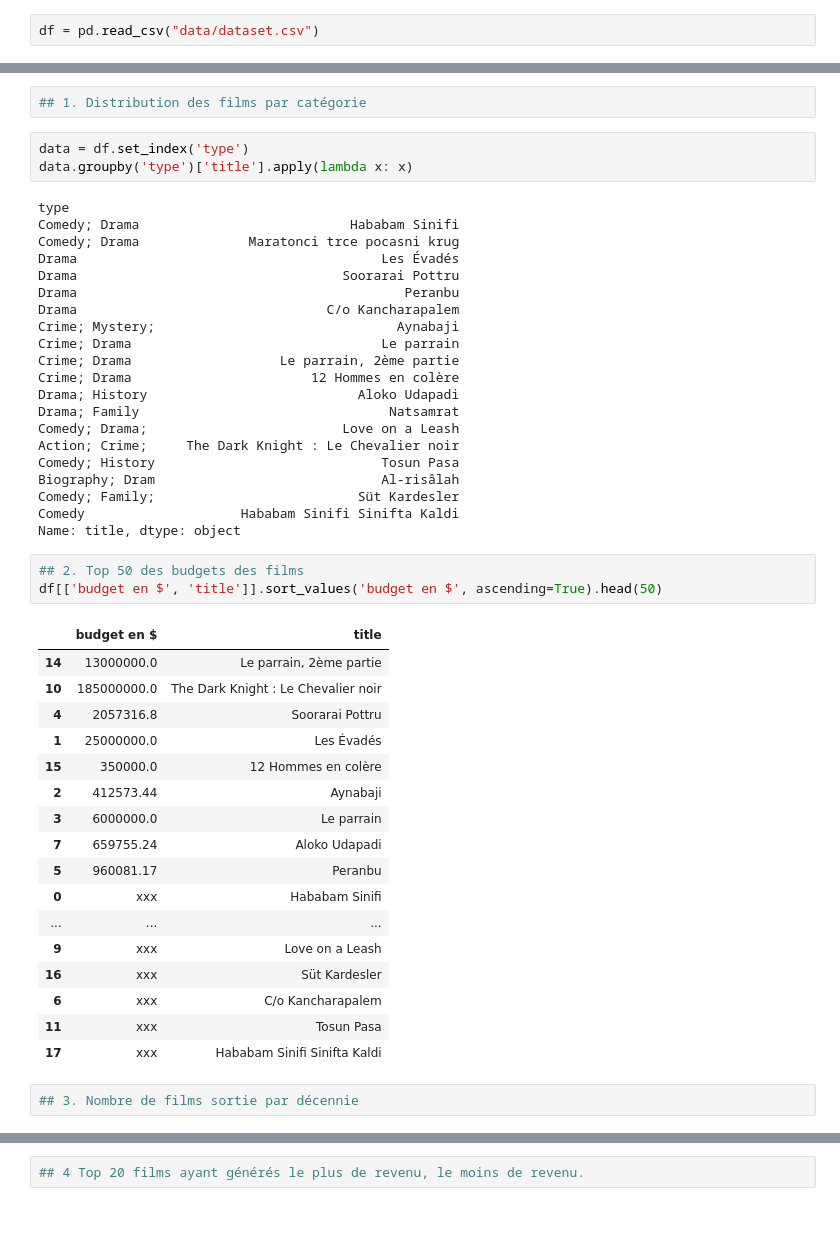
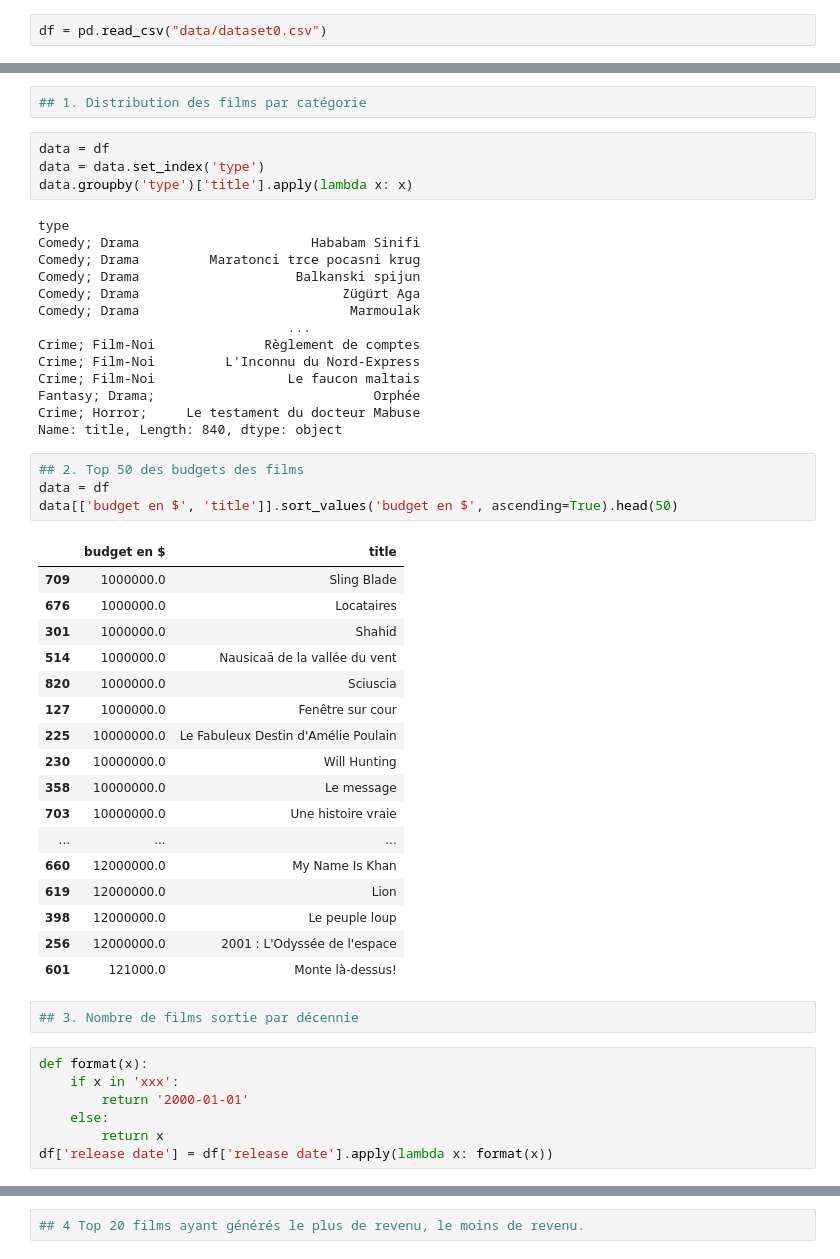
Before and after one commit to amoungui/imb_scraping_project, a Jupyter notebook: index.ipynb, the cells around one changed output, grey strips where cells are left out. Drawn from its saved outputs; the diff is of its cells as text; blank space fills up the shorter version.

```diff
--- a/index.ipynb
+++ b/index.ipynb
@@ -13,4 +14,4 @@ import numpy as np
 import seaborn as sns
 import matplotlib.pyplot as plt
 # %%
-df = pd.read_csv("data/dataset.csv")
+df = pd.read_csv("data/dataset0.csv")
@@ -21,52 +39,54 @@ len(df)
 # %%
 ## 1. Distribution des films par catégorie
 # %%
-data = df.set_index('type')
+data = df
+data = data.set_index('type')
 data.groupby('type')['title'].apply(lambda x: x)
 # %% [output]
 type
-Comedy; Drama                           Hababam Sinifi
-Comedy; Drama              Maratonci trce pocasni krug
-Drama                                       Les Évadés
-Drama                                  Soorarai Pottru
-Drama                                          Peranbu
-Drama                                C/o Kancharapalem
-Crime; Mystery;                               Aynabaji
-Crime; Drama                                Le parrain
-Crime; Drama                   Le parrain, 2ème partie
-Crime; Drama                       12 Hommes en colère
-Drama; History                           Aloko Udapadi
-Drama; Family                                Natsamrat
-Comedy; Drama;                         Love on a Leash
-Action; Crime;     The Dark Knight : Le Chevalier noir
-Comedy; History                             Tosun Pasa
-Biography; Dram                             Al-risâlah
-Comedy; Family;                          Süt Kardesler
-Comedy                    Hababam Sinifi Sinifta Kaldi
-Name: title, dtype: object
+Comedy; Drama                      Hababam Sinifi
+Comedy; Drama         Maratonci trce pocasni krug
+Comedy; Drama                    Balkanski spijun
+Comedy; Drama                          Zügürt Aga
+Comedy; Drama                           Marmoulak
+                                ...
+Crime; Film-Noi              Règlement de comptes
+Crime; Film-Noi         L'Inconnu du Nord-Express
+Crime; Film-Noi                 Le faucon maltais
+Fantasy; Drama;                            Orphée
+Crime; Horror;     Le testament du docteur Mabuse
+Name: title, Length: 840, dtype: object
 # %%
 ## 2. Top 50 des budgets des films
-df[['budget en $', 'title']].sort_values('budget en $', ascending=True).head(50)
+data = df
+data[['budget en $', 'title']].sort_values('budget en $', ascending=True).head(50)
 # %% [output]
 |  | budget en $ | title |
-| 14 | 13000000.0 | Le parrain, 2ème partie |
-| 10 | 185000000.0 | The Dark Knight : Le Chevalier noir |
-| 4 | 2057316.8 | Soorarai Pottru |
-| 1 | 25000000.0 | Les Évadés |
-| 15 | 350000.0 | 12 Hommes en colère |
-| 2 | 412573.44 | Aynabaji |
-| 3 | 6000000.0 | Le parrain |
-| 7 | 659755.24 | Aloko Udapadi |
-| 5 | 960081.17 | Peranbu |
-| 0 | xxx | Hababam Sinifi |
+| 709 | 1000000.0 | Sling Blade |
+| 676 | 1000000.0 | Locataires |
+| 301 | 1000000.0 | Shahid |
+| 514 | 1000000.0 | Nausicaä de la vallée du vent |
+| 820 | 1000000.0 | Sciuscia |
+| 127 | 1000000.0 | Fenêtre sur cour |
+| 225 | 10000000.0 | Le Fabuleux Destin d'Amélie Poulain |
+| 230 | 10000000.0 | Will Hunting |
+| 358 | 10000000.0 | Le message |
+| 703 | 10000000.0 | Une histoire vraie |
 | ... | ... | ... |
-| 9 | xxx | Love on a Leash |
-| 16 | xxx | Süt Kardesler |
-| 6 | xxx | C/o Kancharapalem |
-| 11 | xxx | Tosun Pasa |
-| 17 | xxx | Hababam Sinifi Sinifta Kaldi |
+| 660 | 12000000.0 | My Name Is Khan |
+| 619 | 12000000.0 | Lion |
+| 398 | 12000000.0 | Le peuple loup |
+| 256 | 12000000.0 | 2001 : L'Odyssée de l'espace |
+| 601 | 121000.0 | Monte là-dessus! |
 # %%
 ## 3. Nombre de films sortie par décennie
+# %%
+def format(x):
+    if x in 'xxx':
+        return '2000-01-01'
+    else:
+        return x
+df['release date'] = df['release date'].apply(lambda x: format(x))
 # %%
 df['release date'] = pd.to_datetime(df['release date'])
 data = df.set_index('release date')
```
Also changed, not shown: parts of 20 cells of this notebook, 19 other files.
